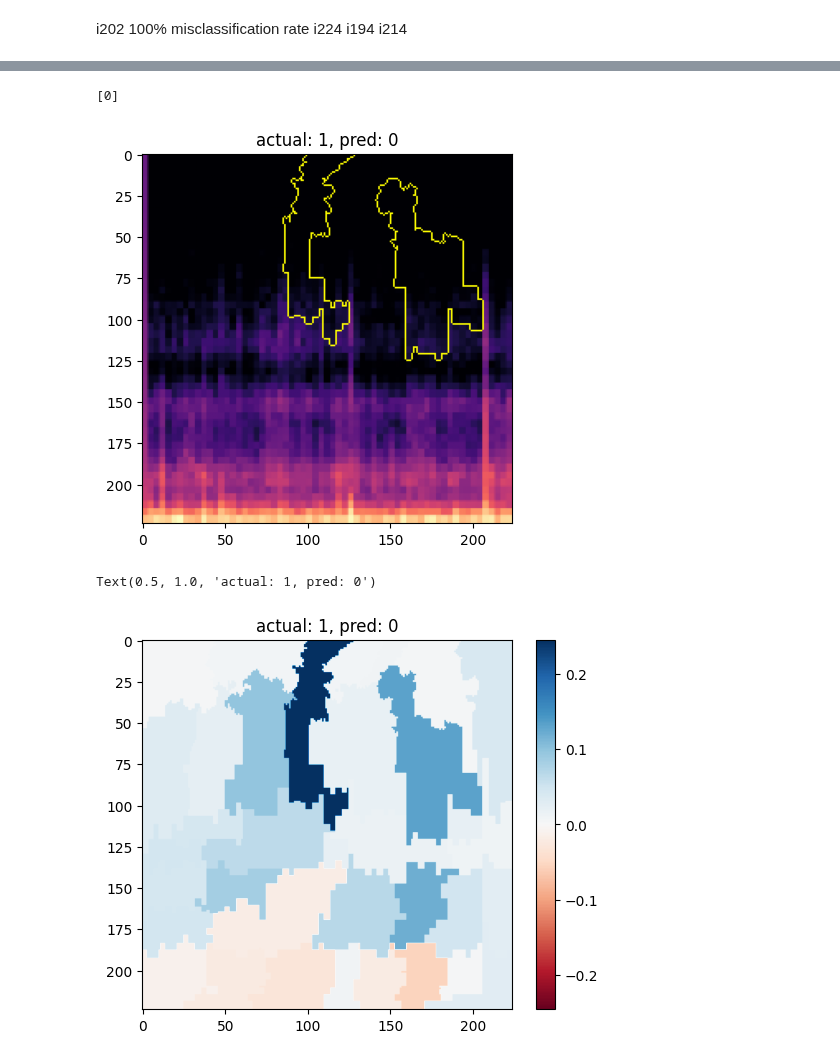
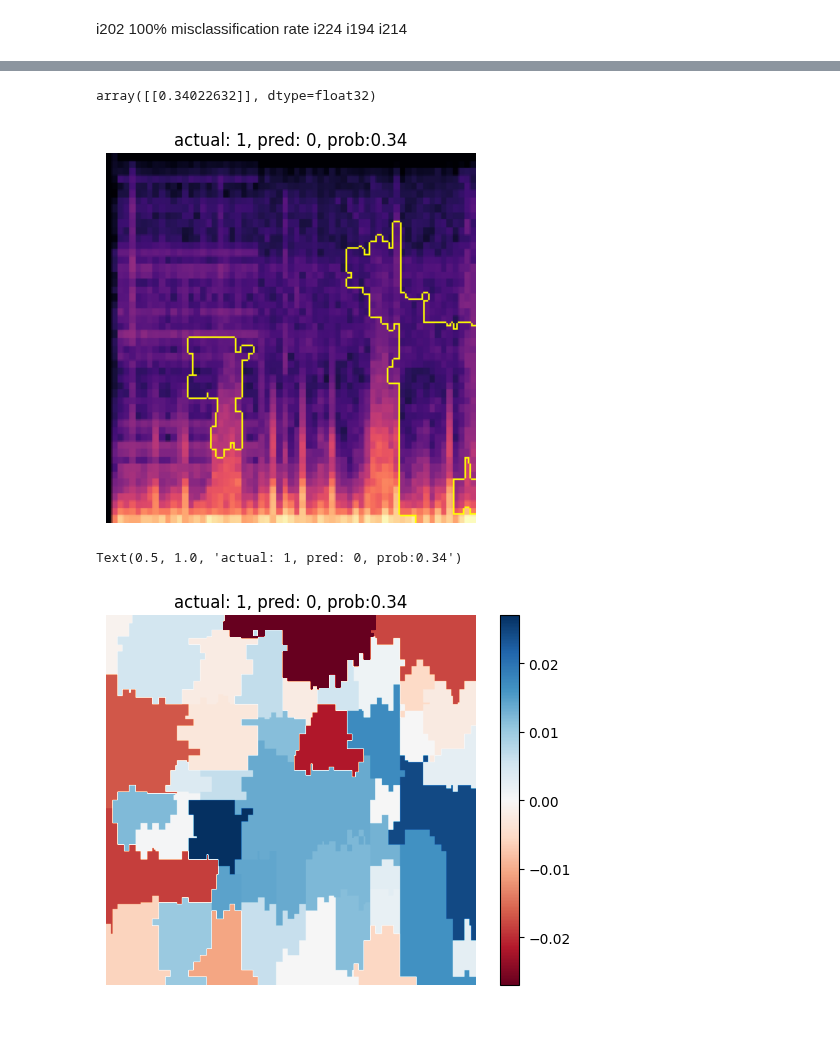
Before and after one commit to loukra/Respiratory_Disease_Classification, a Jupyter notebook: JNotebooks/Model/lime_analysis.ipynb, the cells around one changed output, grey strips where cells are left out. Drawn from its saved outputs; the diff is of its cells as text; code cells hidden in the pictures; blank space fills up the shorter version.

```diff
--- a/JNotebooks/Model/lime_analysis.ipynb
+++ b/JNotebooks/Model/lime_analysis.ipynb
@@ -86,5 +89,5 @@ def load_dataset(folder, batch_size = 32, training=True, image_size=(224, 224),
 batch_size = 32
 IMG_SIZE =(224, 224)
 test_dir = '../../data/images/error_ana'
-test_ds, test_files, _, _ = load_dataset(test_dir, batch_size = 2, training=False, rseed = 6)
+test_ds, test_files, _, _ = load_dataset(test_dir, batch_size = 2, training=False, rseed = 3)
 # %% [output]
@@ -92,7 +95,7 @@ Found 2 files belonging to 2 classes.
 # %%
 for images, labels in test_ds.take(5):
     labels = labels.numpy()
-    i = 1
+    i = 0
     # for i in range(1):
         # ax = plt.subplot(3, 4, i + 1)
     plt.imshow(images[i].numpy().astype("uint8"))
@@ -113,22 +114,24 @@ explanation = explainer.explain_instance(
-# %%
-explanation.top_labels
-# %% [output]
-[0]
+# %%
+preds = model.predict(test_ds)
+preds
+# %% [output]
+array([[0.34022632]], dtype=float32)
 # %%
 from skimage.segmentation import mark_boundaries
+lable = int(np.round(preds[i]))
 ind =  explanation.top_labels[0]
 temp, mask = explanation.get_image_and_mask(explanation.top_labels[0],
-                                            positive_only=True, num_features=2,
+                                            positive_only=True, num_features=5,
                                             hide_rest=False)
 # plt.subplot(121)
 plt.imshow(mark_boundaries(temp, mask))
-plt.title(f'actual: {labels[i]}, pred: {ind}')
-
+plt.title(f'actual: {labels[i]}, pred: {lable}, prob:{round(float(preds),2)}')
+plt.axis('off')
 
 dict_heatmap = dict(explanation.local_exp[ind])
 heatmap = np.vectorize(dict_heatmap.get)(explanation.segments)
 # %% [output]
-[figure, old version]
+[figure, new version]
 # %%
 #Map each explanation weight to the corresponding superpixel
 dict_heatmap = dict(explanation.local_exp[ind])
@@ -138,7 +141,9 @@ heatmap = np.vectorize(dict_heatmap.get)(explanation.segments)
 # plt.subplot(121)
 plt.imshow(heatmap, cmap = 'RdBu', vmin  = -heatmap.max(), vmax = heatmap.max())
 plt.colorbar()
-plt.title(f'actual: {labels[i]}, pred: {ind}')
+# plt.clim(-0.2, 0.2);
+plt.axis('off')
+plt.title(f'actual: {labels[i]}, pred: {lable}, prob:{round(float(preds),2)}')
 # %% [output]
-Text(0.5, 1.0, 'actual: 1, pred: 0')
+Text(0.5, 1.0, 'actual: 1, pred: 0, prob:0.34')
-[figure, old version]
+[figure, new version]
```
Also changed, not shown: parts of 6 cells of this notebook, 4 other files.
